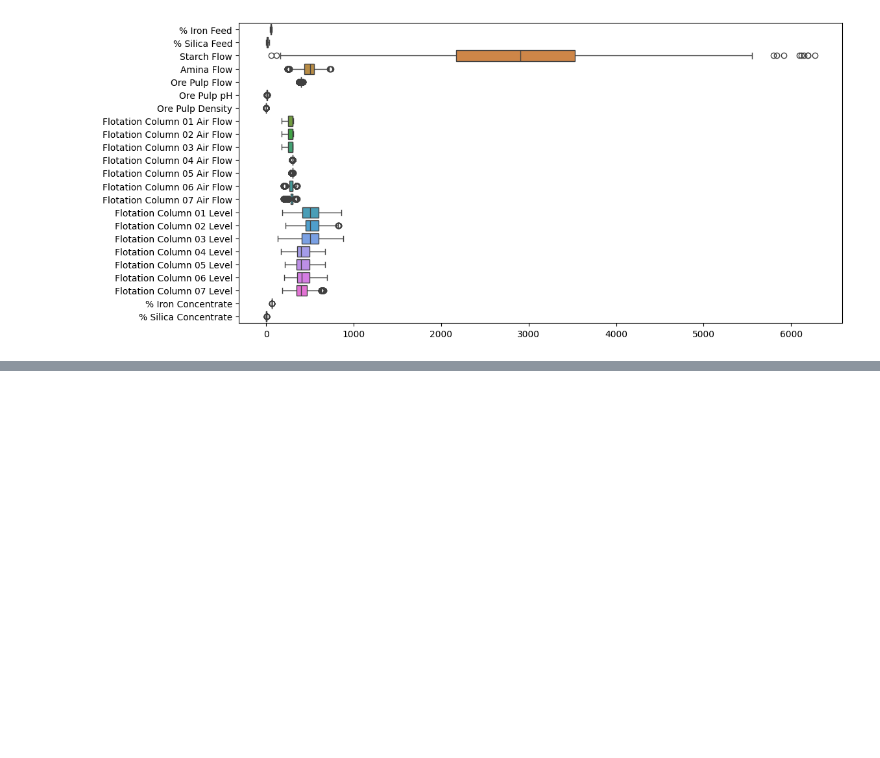
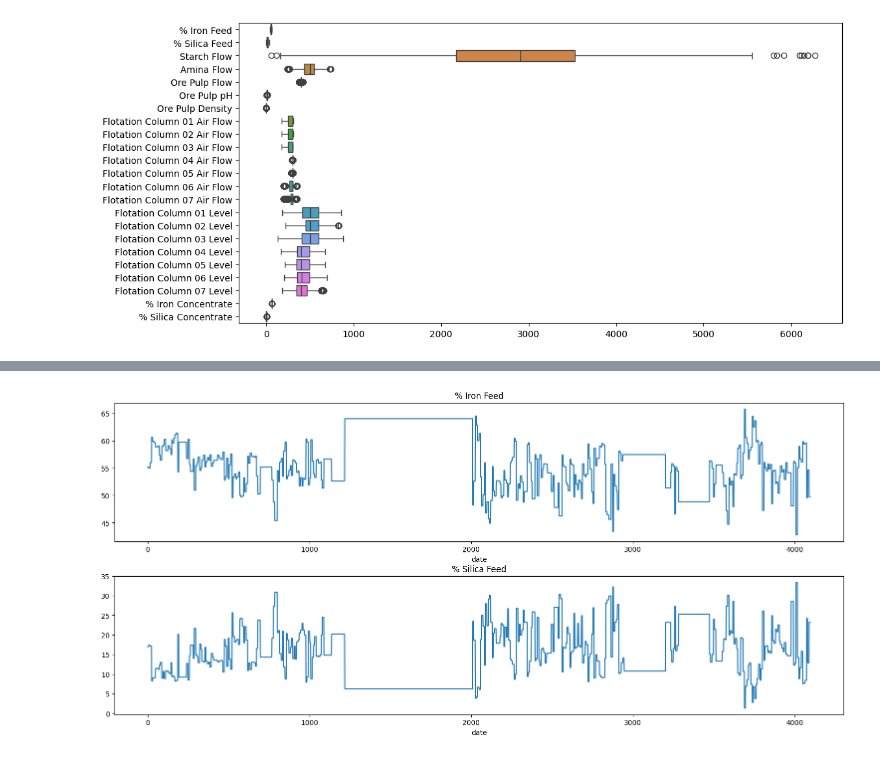
Before and after one commit to EskelinenElias/ADAML-project1, a Jupyter notebook: ADAML_project1.ipynb, the cells around one changed output, grey strips where cells are left out. Cells and saved outputs as stored; diff of their text form; code cells hidden in the pictures; blank space fills up the shorter version.

```diff
--- a/ADAML_project1.ipynb
+++ b/ADAML_project1.ipynb
@@ -126,0 +150,13 @@ plt.show()
+# %%
+fig, axs = plt.subplots(2,1, figsize=(15, 7))
+axs[0].plot(resampled_data.iloc[:, 1])
+axs[0].set_title(resampled_data.columns[1])
+axs[0].set_xlabel('date')
+
+axs[1].plot(resampled_data.iloc[:, 2])
+axs[1].set_title(resampled_data.columns[2])
+axs[1].set_xlabel('date')
+
+fig.tight_layout(pad=0.3)
+# %% [output]
+[figure, added]
```
Also changed, not shown: parts of 22 cells of this notebook.
